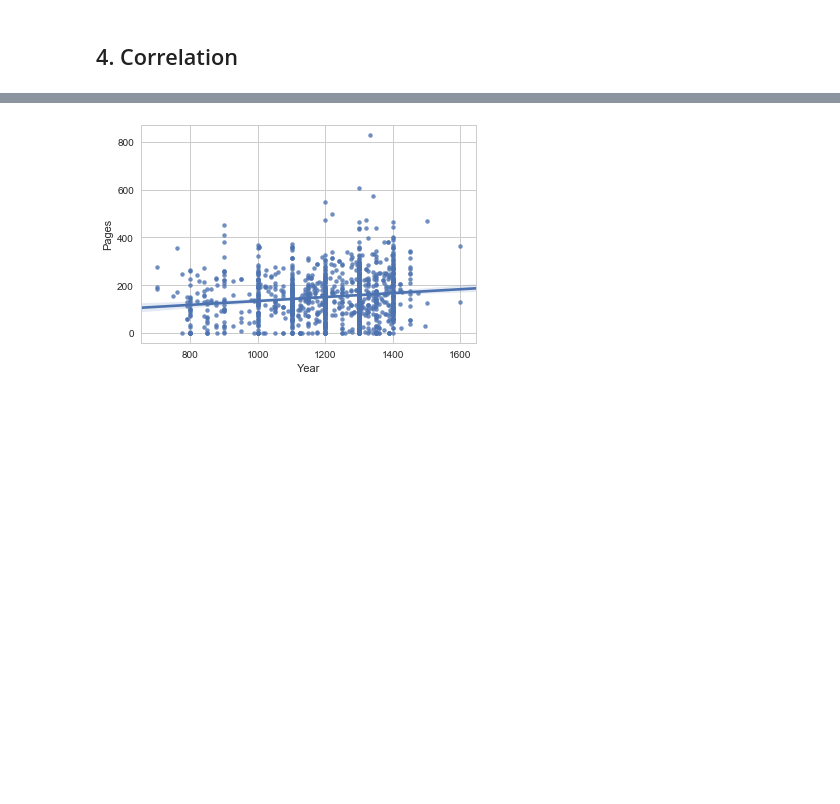
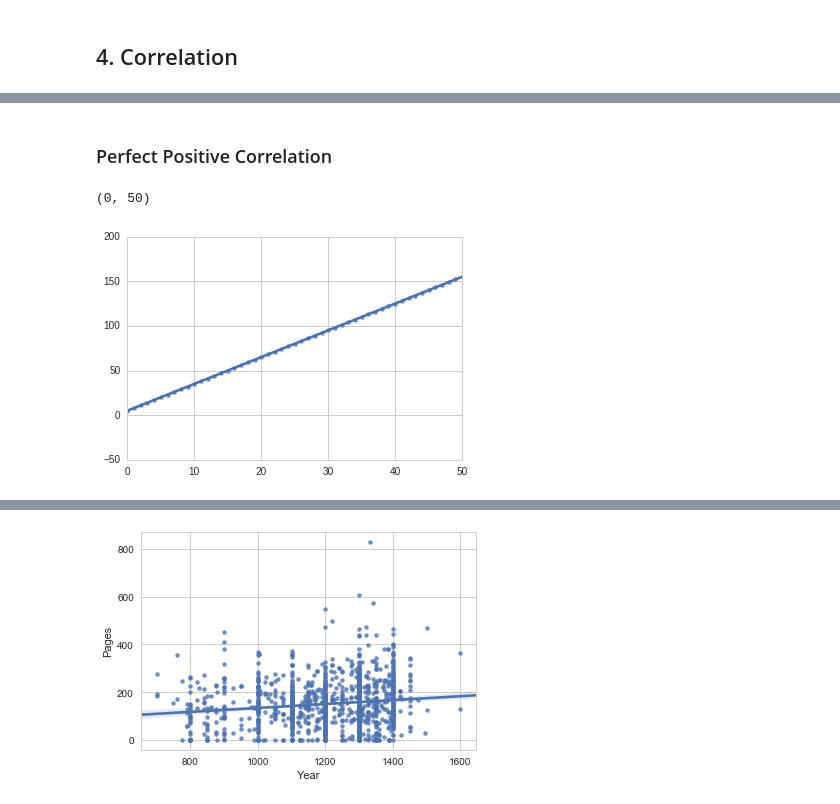
Before and after one commit to ds-modules/MEDST-250, a Jupyter notebook: 03-Intro_to_Stats/Statistics.ipynb, the cells around one changed output, grey strips where cells are left out. Saved outputs shown, nothing was run; the diff lists cells and outputs as text; code cells hidden in the pictures; blank space fills up the shorter version.

Commit message:
added explanations for qualitative correlation

```diff
--- a/03-Intro_to_Stats/Statistics.ipynb
+++ b/03-Intro_to_Stats/Statistics.ipynb
@@ -341,0 +345,11 @@ Correlation measures the strength of a linear association between two variables.
+# %% [markdown]
+### Perfect Positive Correlation
+# %%
+# Generating dummy data
+dummy_x = np.arange(0, 50)
+dummy_y = 3*dummy_x + 5
+sns.regplot(x=dummy_x, y=dummy_y)
+plt.xlim(0, 50)
+# %% [output]
+(0, 50)
+[figure, added]
```
Also changed, not shown: parts of 10 cells of this notebook.
